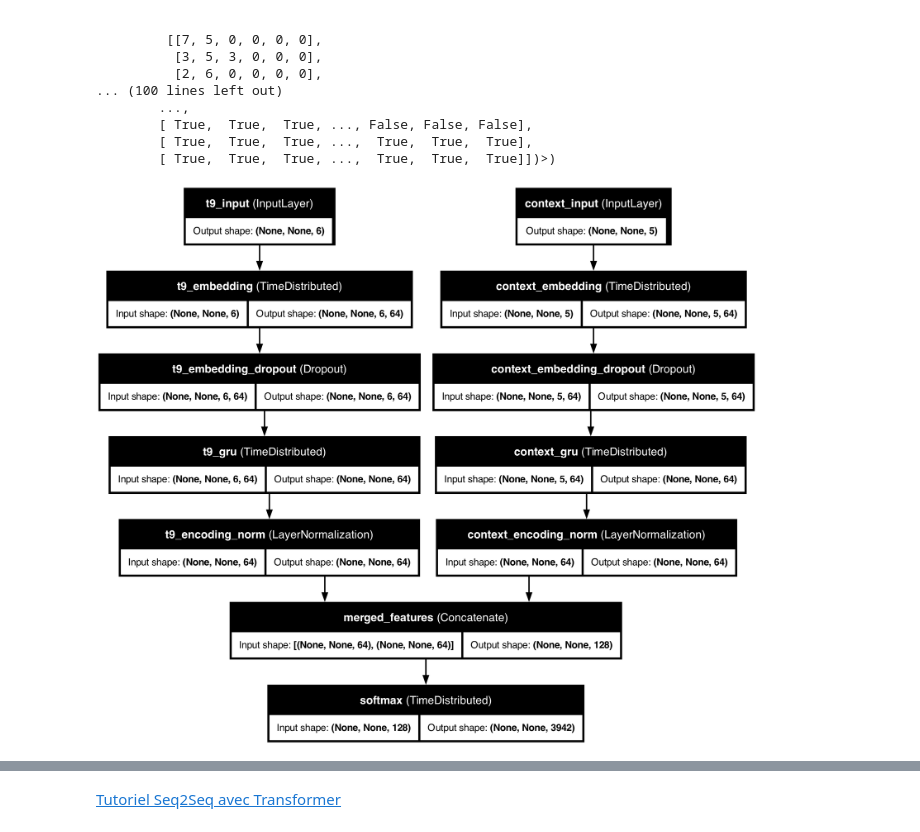
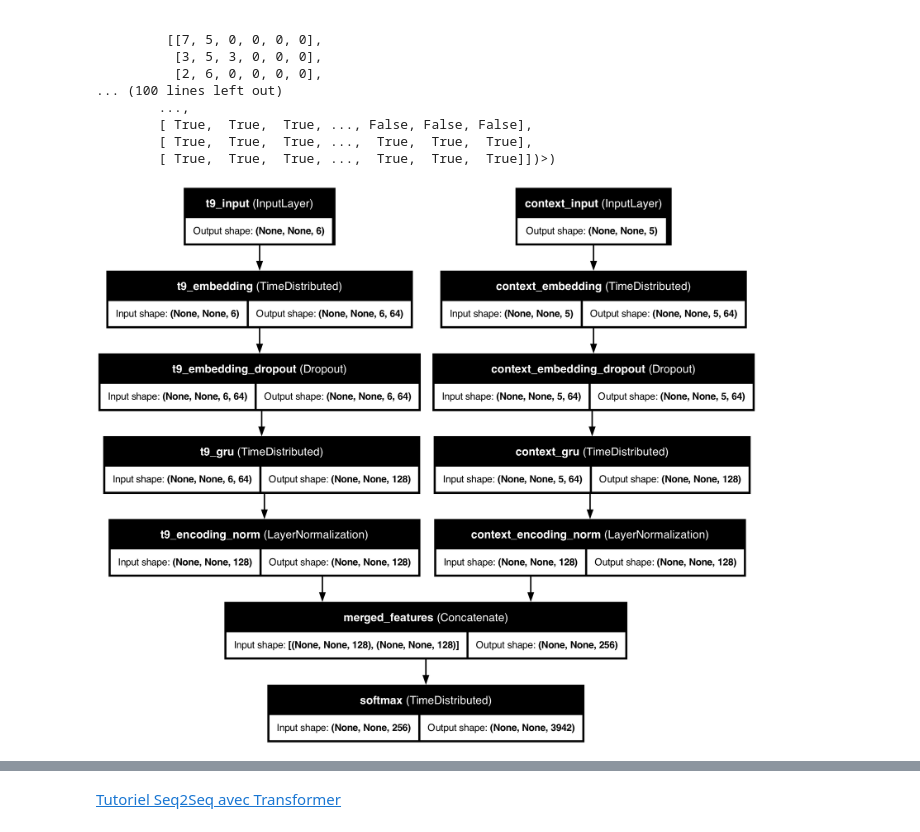
Before and after one commit to PerrineQhn/Model_T9_to_Sinogram, a Jupyter notebook: training_t9_to_text.ipynb, the cells around one changed output, grey strips where cells are left out. Saved outputs shown, nothing was run; the diff lists cells and outputs as text; code cells hidden in the pictures.

```diff
--- a/training_t9_to_text.ipynb
+++ b/training_t9_to_text.ipynb
@@ -599,5 +600,5 @@ early_stopping = keras.callbacks.EarlyStopping(
 # %%
-def build_model(input_tv, output_tv, emb_size, gru_size, context_size=5):
+def build_model(input_tv, output_tv, emb_size, gru_size, dropout=0.3, context_size=5):
     # Inputs
     t9_input = keras.layers.Input(shape=(None, 6), name="t9_input")  # (batch, seq_len, t9_len)
     context_input = keras.layers.Input(shape=(None, context_size), name="context_input")  # (batch, seq_len, context_len)
@@ -609,14 +610,15 @@ def build_model(input_tv, output_tv, emb_size, gru_size, context_size=5):
                          mask_zero=True),
         name="t9_embedding")(t9_input)
 
-    t9_emb = keras.layers.Dropout(0.3, name="t9_embedding_dropout")(t9_emb)
+    t9_emb = keras.layers.Dropout(dropout, name="t9_embedding_dropout")(t9_emb)
 
     t9_encoded = keras.layers.TimeDistributed(
         keras.layers.GRU(gru_size,
                    activation="tanh",
                    recurrent_activation="sigmoid",
-                   dropout=0.3,
-                   return_sequences=False),
+                   dropout=dropout,
+                   return_sequences=False,
+                   kernel_regularizer=keras.regularizers.l2(0.01)),
         name="t9_gru")(t9_emb)
 
     t9_encoded = keras.layers.LayerNormalization(name="t9_encoding_norm")(t9_encoded)
@@ -628,15 +630,16 @@ def build_model(input_tv, output_tv, emb_size, gru_size, context_size=5):
                          mask_zero=True),
         name="context_embedding")(context_input)
 
-    context_emb = keras.layers.Dropout(0.3, name="context_embedding_dropout")(context_emb)
+    context_emb = keras.layers.Dropout(dropout, name="context_embedding_dropout")(context_emb)
 
 
     context_encoded = keras.layers.TimeDistributed(
         keras.layers.GRU(gru_size,
                    activation="tanh",
                    recurrent_activation="sigmoid",
-                   dropout=0.3,
-                   return_sequences=False),
+                   dropout=dropout,
+                   return_sequences=False,
+                   kernel_regularizer=keras.regularizers.l2(0.01)),
         name="context_gru")(context_emb)
 
     context_encoded = keras.layers.LayerNormalization(name="context_encoding_norm")(context_encoded)
@@ -661,8 +664,8 @@ def build_model(input_tv, output_tv, emb_size, gru_size, context_size=5):
 
     return model
 # %%
-model = build_model(input_tv, target_tv, 64, 64)
-keras.utils.plot_model(model, show_shapes=True, show_layer_names=True, to_file="model.png")
+model = build_model(input_tv, target_tv, emb_size=64, gru_size=128, dropout=0.4)
+keras.utils.plot_model(model, show_shapes=True, show_layer_names=True, to_file="model_simple.png")
 # %% [output]
-[figure, old version]
+[figure, new version]
 # %%
```
Also changed, not shown: parts of 18 cells of this notebook.
